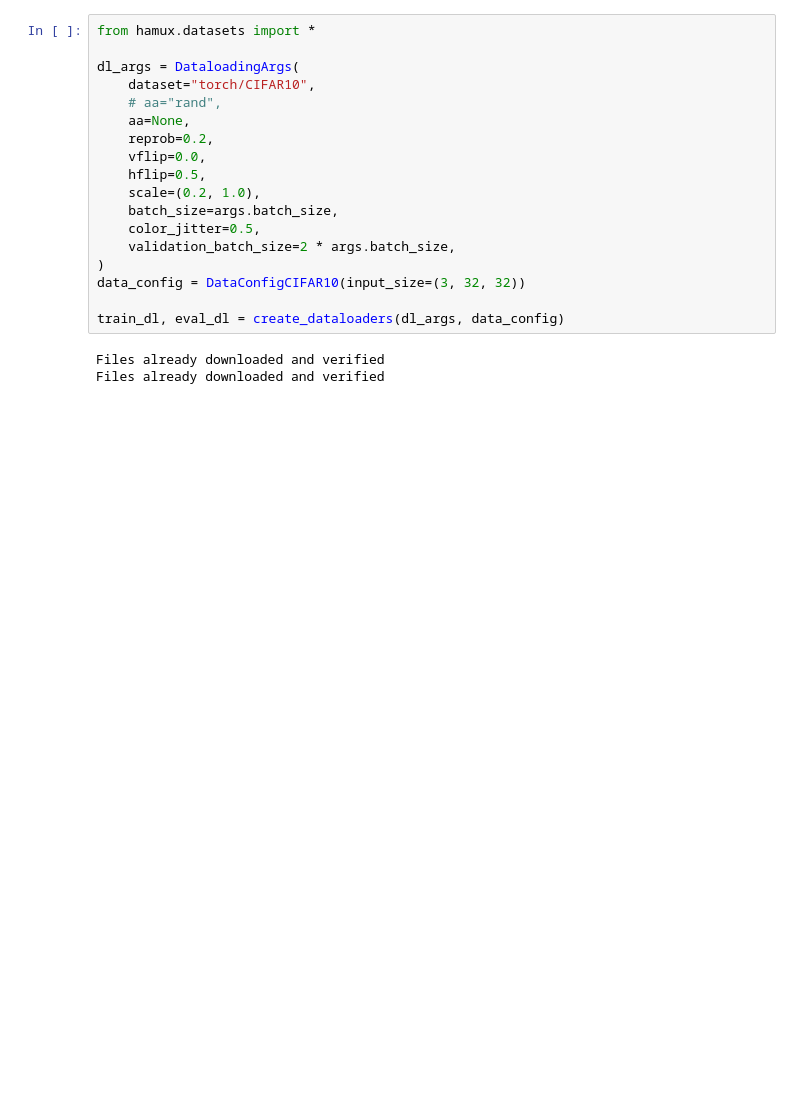
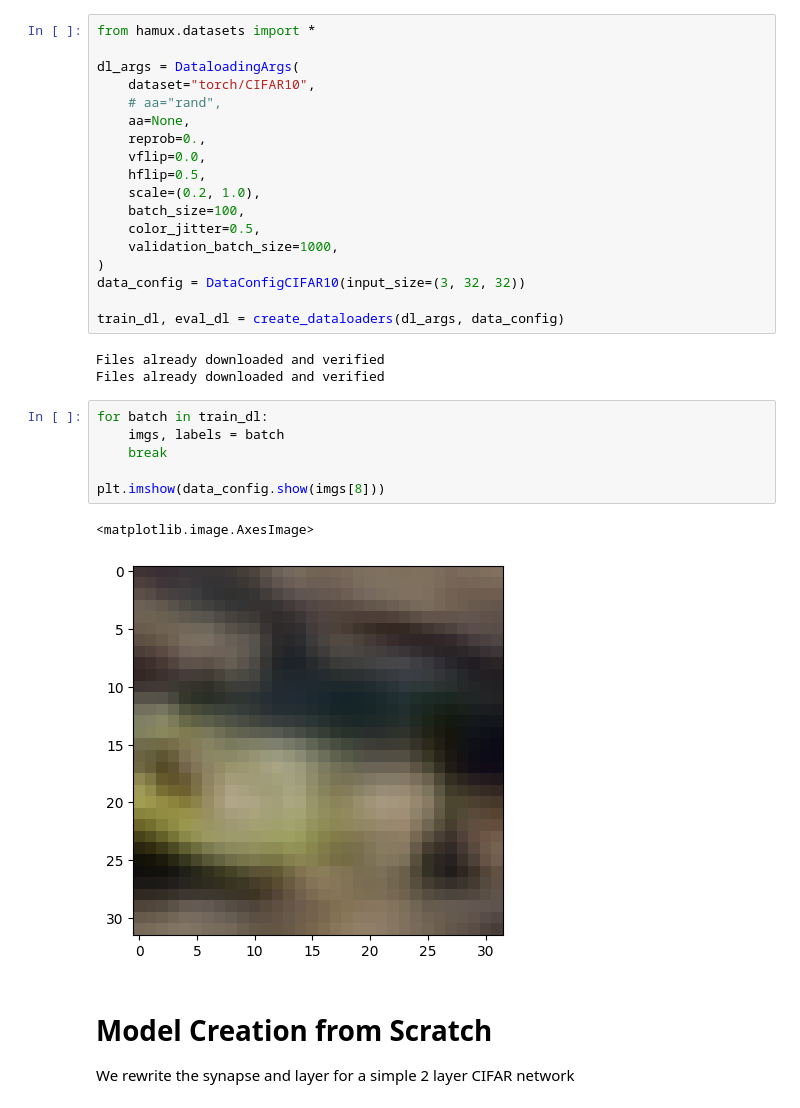
Before and after one commit to bhoov/hamux, a Jupyter notebook: examples/CIFAR 2layer Training.ipynb, the cells around one changed output. Saved outputs shown, nothing was run; the diff lists cells and outputs as text; blank space fills up the shorter version.

```diff
--- a/examples/CIFAR 2layer Training.ipynb
+++ b/examples/CIFAR 2layer Training.ipynb
@@ -146,13 +163,13 @@ dl_args = DataloadingArgs(
     dataset="torch/CIFAR10",
     # aa="rand",
     aa=None,
-    reprob=0.2,
+    reprob=0.,
     vflip=0.0,
     hflip=0.5,
     scale=(0.2, 1.0),
-    batch_size=args.batch_size,
+    batch_size=100,
     color_jitter=0.5,
-    validation_batch_size=2 * args.batch_size,
+    validation_batch_size=1000,
 )
 data_config = DataConfigCIFAR10(input_size=(3, 32, 32))
 
@@ -160,3 +177,16 @@ train_dl, eval_dl = create_dataloaders(dl_args, data_config)
 # %% [output]
 Files already downloaded and verified
 Files already downloaded and verified
+# %%
+for batch in train_dl:
+    imgs, labels = batch
+    break
+
+plt.imshow(data_config.show(imgs[8]))
+# %% [output]
+<matplotlib.image.AxesImage>
+[figure, added]
+# %% [markdown]
+# Model Creation from Scratch
+
+We rewrite the synapse and layer for a simple 2 layer CIFAR network
```
Also changed, not shown: parts of 18 cells of this notebook, 12 other files.
